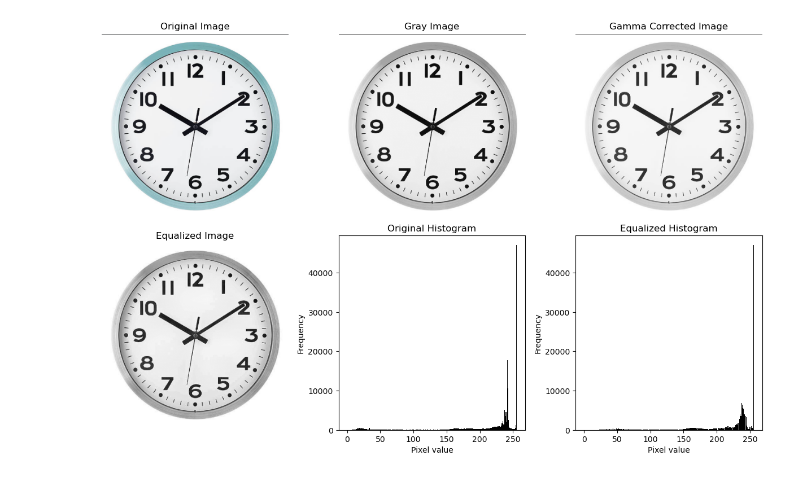
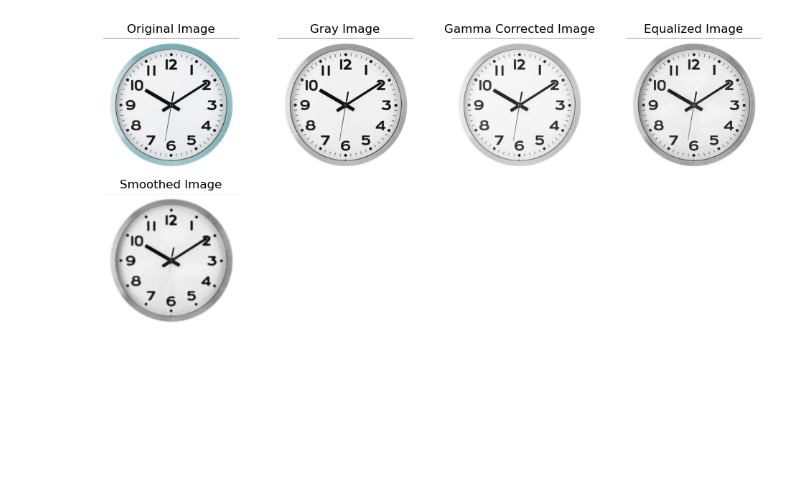
Before and after one commit to musarratswapnil/CSE4128-Image-Project, a Jupyter notebook: clock.ipynb, the cells around one changed output. Cells and saved outputs as stored; diff of their text form; code cells hidden in the pictures; blank space fills up the shorter version.

Commit message:
smoothed

```diff
--- a/clock.ipynb
+++ b/clock.ipynb
@@ -56,6 +56,12 @@ def plot_histogram(img, title, pos):
     plt.xlabel('Pixel value')
     plt.ylabel('Frequency')
 
+def smoothing(image):
+    smoothed = cv2.medianBlur(image, 5)
+    smoothed = cv2.bilateralFilter(smoothed, 100, 2, 2)
+    smoothed = cv2.GaussianBlur(smoothed, (5,5), 0)
+    return smoothed
+
 image_path = 'input images/input3.png'
 image = load_image(image_path)
 if image is None:
@@ -64,38 +70,45 @@ if image is None:
 gray = cv2.cvtColor(image, cv2.COLOR_BGR2GRAY)
 
 gamma = 1.5
 gamma_corrected = gamma_correction(gray, gamma)
 gamma_corrected_bgr = cv2.cvtColor(gamma_corrected, cv2.COLOR_GRAY2BGR)
 
 # hist, prob, cdf, trans, eq_img = Manual_equalizeHist(gray)
 
 equalized_img = clahe_equalize(gamma_corrected_bgr)
 
+smoothed = smoothing(equalized_img)
+
 plt.figure(figsize=(12, 8))
-plt.subplot(2, 3, 1)
+plt.subplot(3, 4, 1)
 plt.imshow(cv2.cvtColor(image, cv2.COLOR_BGR2RGB))
 plt.title('Original Image')
 plt.axis('off')
 
-plt.subplot(2, 3, 2)
+plt.subplot(3, 4, 2)
 plt.imshow(gray, cmap='gray')
 plt.title('Gray Image')
 plt.axis('off')
 
-plt.subplot(2, 3, 3)
+plt.subplot(3, 4, 3)
 plt.imshow(gamma_corrected_bgr, cmap='gray')
 plt.title('Gamma Corrected Image')
 plt.axis('off')
 
-plt.subplot(2, 3, 4)
+plt.subplot(3, 4, 4)
 plt.imshow(equalized_img, cmap='gray')
 plt.title('Equalized Image')
 plt.axis('off')
 
-plot_histogram(gray, 'Original Histogram', 5)
-plot_histogram(equalized_img, 'Equalized Histogram', 6)
+# plot_histogram(gray, 'Original Histogram', 5)
+# plot_histogram(equalized_img, 'Equalized Histogram', 6)
 
-plt.tight_layout()
+plt.subplot(3, 4, 5)
+plt.imshow(smoothed, cmap='gray')
+plt.title('Smoothed Image')
+plt.axis('off')
+
+# plt.tight_layout()
 plt.show()
 # %% [output]
-[figure, old version]
+[figure, new version]
```
Also changed, not shown: 6 other files.
